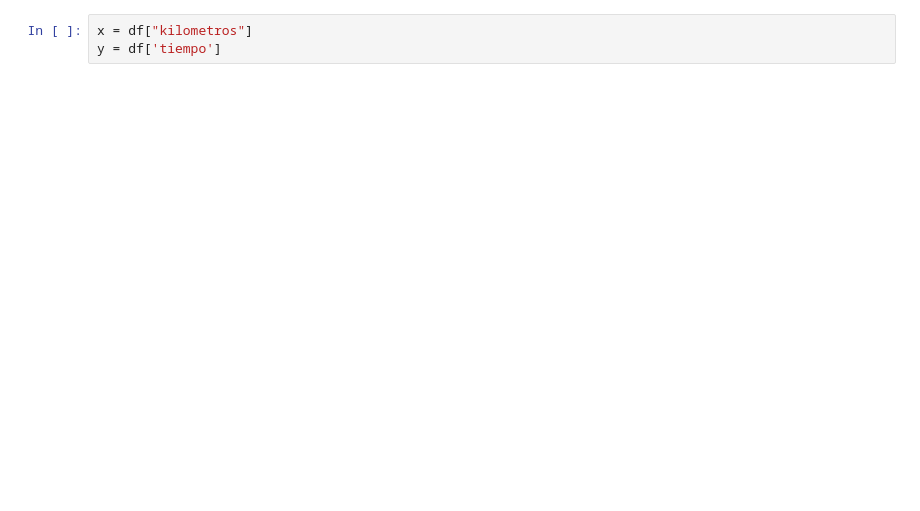
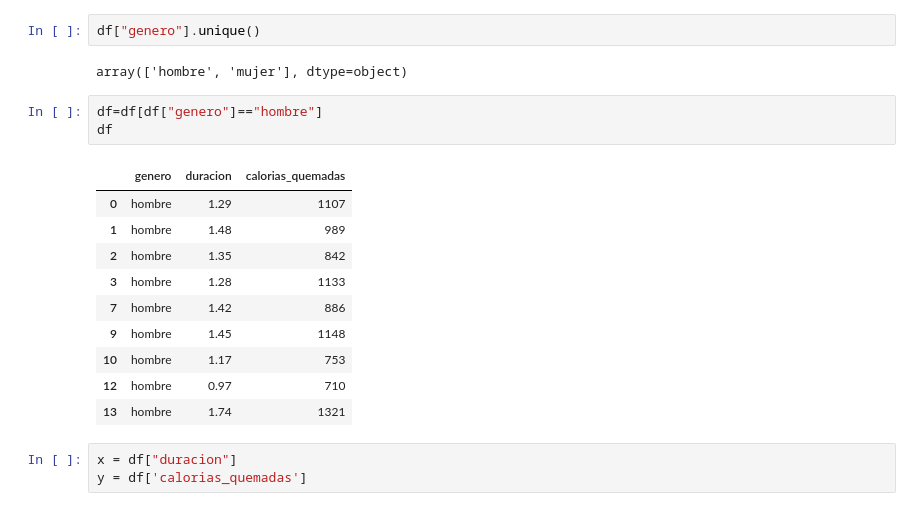
Before and after one commit to joshirdzdel-svg/estadisticainferencial2026A, a Jupyter notebook: Te_damos_la_bienvenida_a_Colab.ipynb, the cells around one changed output. Saved outputs shown, nothing was run; the diff lists cells and outputs as text; blank space fills up the shorter version.

```diff
--- a/Te_damos_la_bienvenida_a_Colab.ipynb
+++ b/Te_damos_la_bienvenida_a_Colab.ipynb
@@ -26,4 +51,22 @@ df
+# %%
+df["genero"].unique()
+# %% [output]
+array(['hombre', 'mujer'], dtype=object)
+# %%
+df=df[df["genero"]=="hombre"]
+df
+# %% [output]
+|  | genero | duracion | calorias_quemadas |
+| 0 | hombre | 1.29 | 1107 |
+| 1 | hombre | 1.48 | 989 |
+| 2 | hombre | 1.35 | 842 |
+| 3 | hombre | 1.28 | 1133 |
+| 7 | hombre | 1.42 | 886 |
+| 9 | hombre | 1.45 | 1148 |
+| 10 | hombre | 1.17 | 753 |
+| 12 | hombre | 0.97 | 710 |
+| 13 | hombre | 1.74 | 1321 |
 # %%
-x = df["kilometros"]
-y = df['tiempo']
+x = df["duracion"]
+y = df['calorias_quemadas']
 # %%
```
Also changed, not shown: parts of 14 cells of this notebook.
